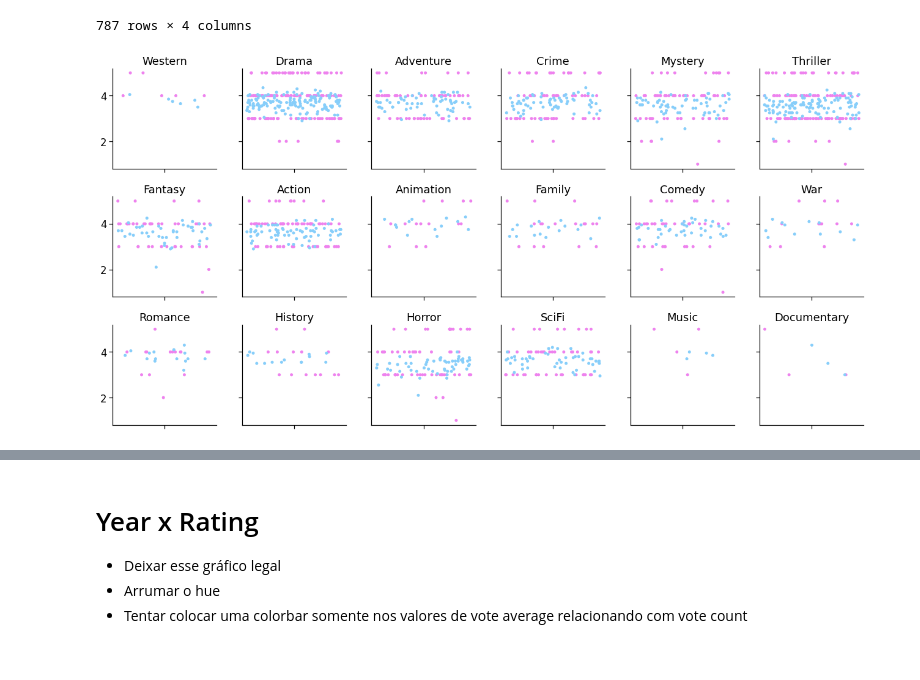
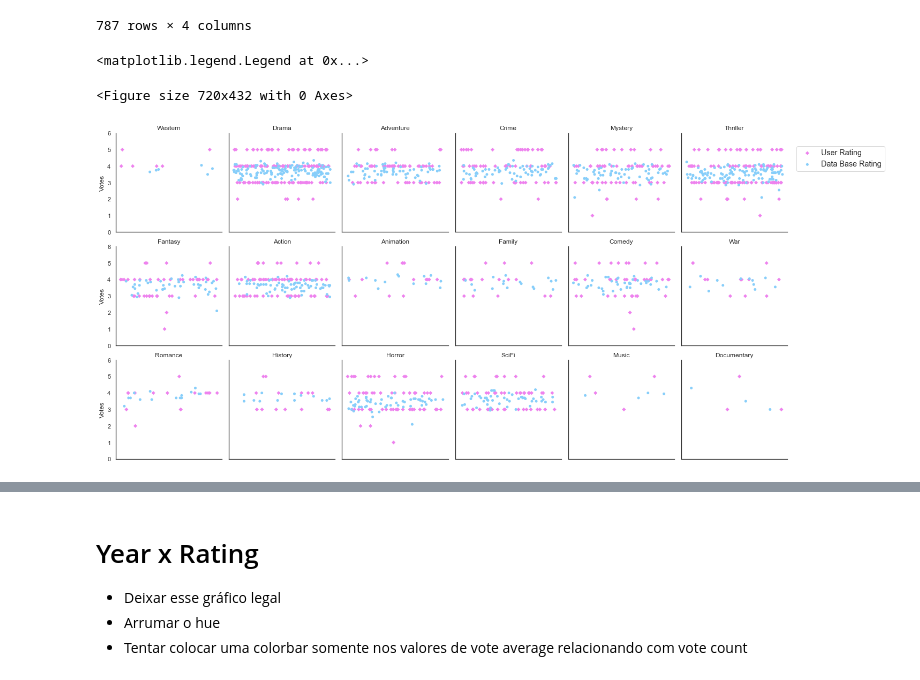
Before and after one commit to gabieller/MoviesDataBase, a Jupyter notebook: graph_analysis.ipynb, the cells around one changed output, grey strips where cells are left out. Saved outputs shown, nothing was run; the diff lists cells and outputs as text; code cells hidden in the pictures.

Commit message:
new graph

```diff
--- a/graph_analysis.ipynb
+++ b/graph_analysis.ipynb
@@ -135,8 +196,21 @@ merge_data
 | 786 | 530385 | Mystery | 4 | 3.55 |
 787 rows × 4 columns
 # %%
+sns.set_style("white")
+sns.despine(right=True, left=True)
+
+
+
 g = sns.FacetGrid(merge_data, col = "Genres", col_wrap= 6)
-g = g.map_dataframe(sns.stripplot, y = "Rating", color = "violet")
-g = g.map_dataframe(sns.stripplot, y = "Vote Average", color = "lightskyblue").set_titles("{col_name}")
+g = g.map_dataframe(sns.stripplot, y = "Rating", color = "violet", marker="D")
+g = g.map_dataframe(sns.stripplot, y = "Vote Average", color = "lightskyblue")
+g.set(ylim=(0, 6))
+g.set_titles("{col_name}")
+g.set_axis_labels(None, "Votes")
+
+#g.add_legend(bbox_to_anchor=(1.5, 1.5), loc=2, borderaxespad=0.)
+plt.legend(loc='upper center', labels=['User Rating', 'Data Base Rating'], bbox_to_anchor=(1.5, 3.2), fontsize = "large")
 # %% [output]
+<matplotlib.legend.Legend at 0x...>
+<Figure size 720x432 with 0 Axes>
-[figure, old version]
+[figure, new version]
```
Also changed, not shown: parts of 34 cells of this notebook, 1 other file.
